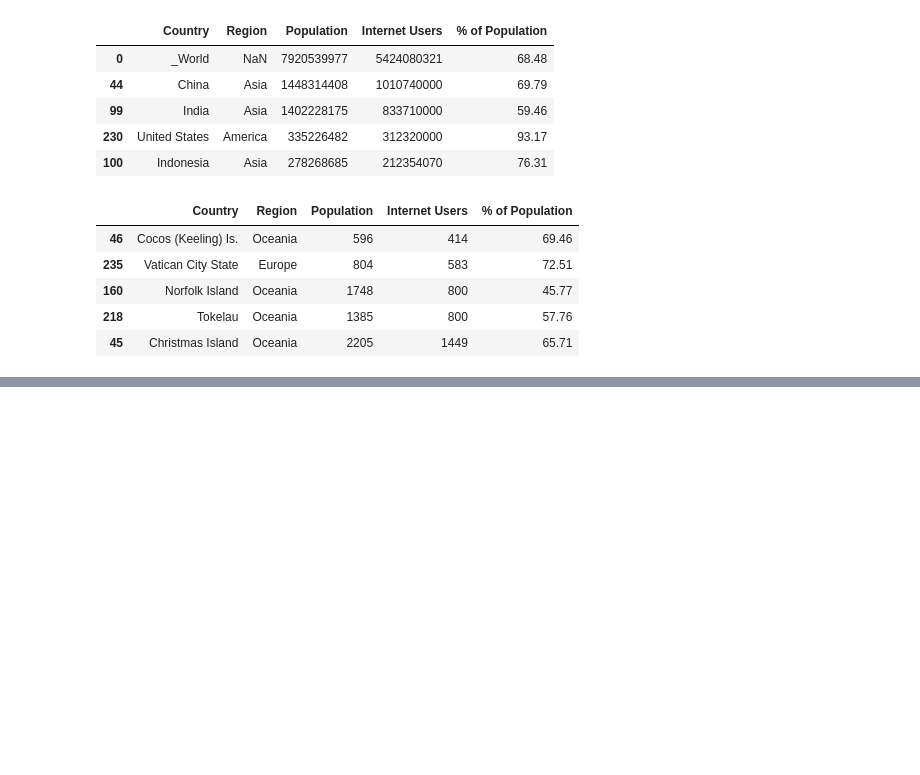
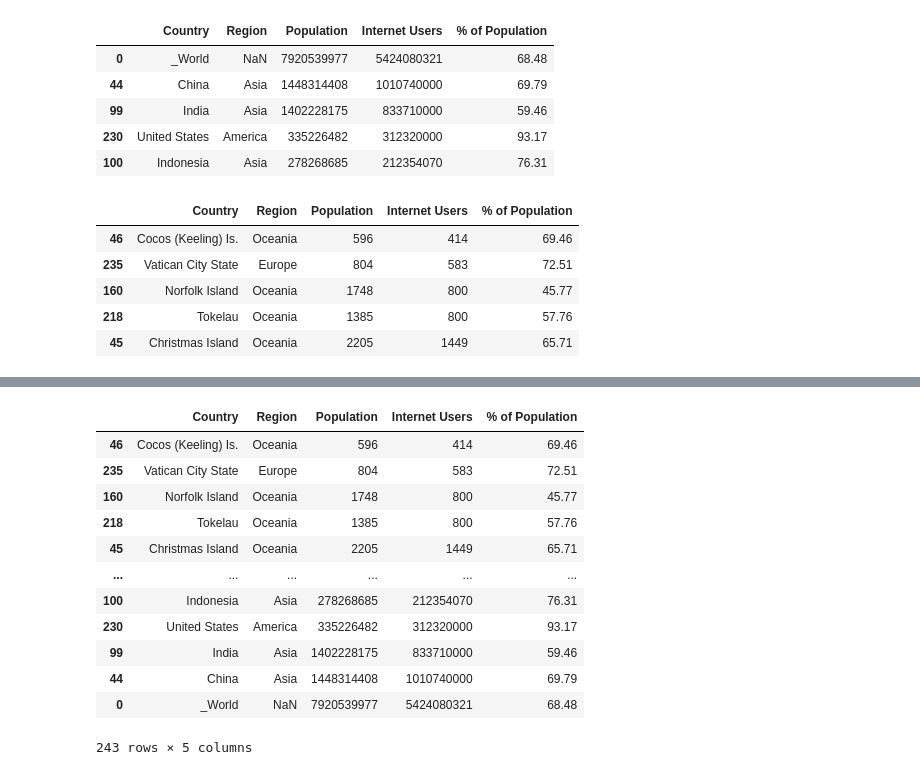
Before and after one commit to sanjibsinha/Machine-Learning-Primer, a Jupyter notebook: pandas_sort_and_filters.ipynb, the cells around one changed output, grey strips where cells are left out. Cells and saved outputs as stored; diff of their text form; code cells hidden in the pictures; blank space fills up the shorter version.

```diff
--- a/pandas_sort_and_filters.ipynb
+++ b/pandas_sort_and_filters.ipynb
@@ -64,0 +81,16 @@ df.sort_values(['Internet Users', 'Country']).head()
+# %%
+df.sort_values(by=['Internet Users', '% of Population'])
+# %% [output]
+|  | Country | Region | Population | Internet Users | % of Population |
+| 46 | Cocos (Keeling) Is. | Oceania | 596 | 414 | 69.46 |
+| 235 | Vatican City State | Europe | 804 | 583 | 72.51 |
+| 160 | Norfolk Island | Oceania | 1748 | 800 | 45.77 |
+| 218 | Tokelau | Oceania | 1385 | 800 | 57.76 |
+| 45 | Christmas Island | Oceania | 2205 | 1449 | 65.71 |
+| ... | ... | ... | ... | ... | ... |
+| 100 | Indonesia | Asia | 278268685 | 212354070 | 76.31 |
+| 230 | United States | America | 335226482 | 312320000 | 93.17 |
+| 99 | India | Asia | 1402228175 | 833710000 | 59.46 |
+| 44 | China | Asia | 1448314408 | 1010740000 | 69.79 |
+| 0 | _World | NaN | 7920539977 | 5424080321 | 68.48 |
+243 rows × 5 columns
```
Also changed, not shown: parts of 1 cell of this notebook.
